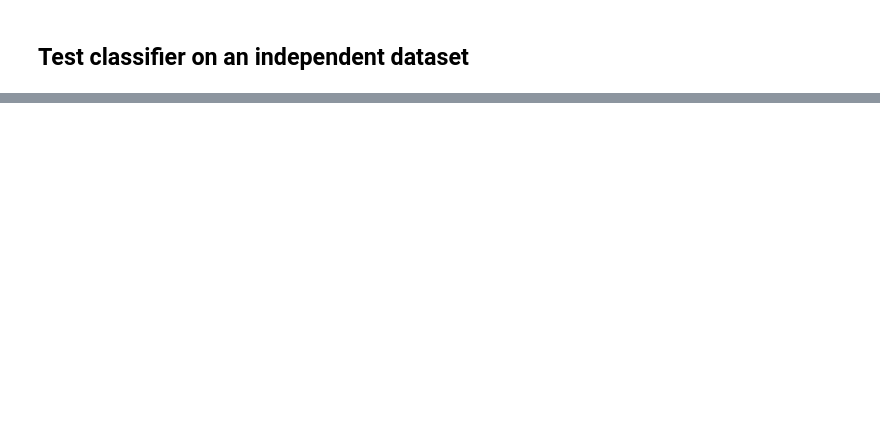
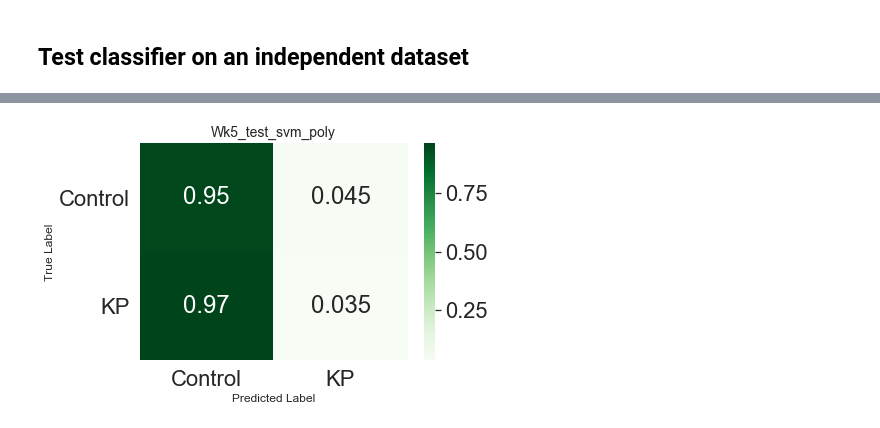
Before and after one commit to avaamini/protease_activity_analysis, a Jupyter notebook: notebooks/In_vivo_demo.ipynb, the cells around one changed output, grey strips where cells are left out. Saved outputs shown, nothing was run; the diff lists cells and outputs as text; code cells hidden in the pictures; blank space fills up the shorter version.

```diff
--- a/notebooks/In_vivo_demo.ipynb
+++ b/notebooks/In_vivo_demo.ipynb
@@ -273,0 +316,6 @@ paa.vis.plot_kfold_roc(tprs_test, aucs_test, out_path, save_name_test, show_sd=T
+# %%
+# You can also plot the confusion matrix for the test performed on the 5 week data
+paa.vis.plot_confusion_matrix(test_df, classes, test_classes, out_path,
+                save_name_test, cmap='Greens')
+# %% [output]
+[figure, added]
```
Also changed, not shown: parts of 23 cells of this notebook, 1 other file.
